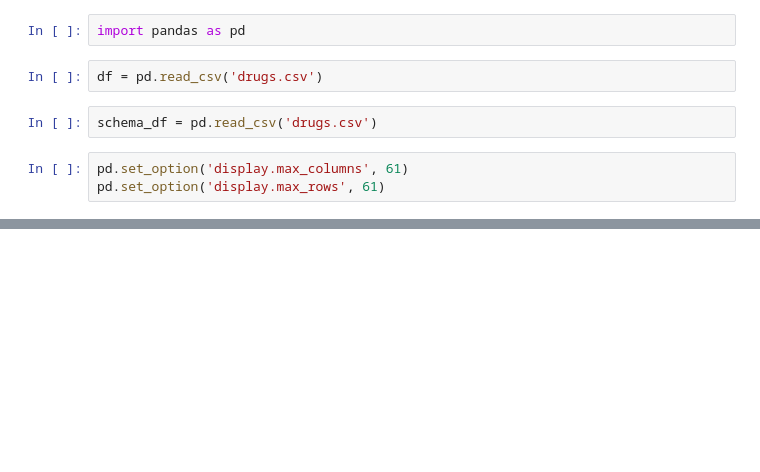
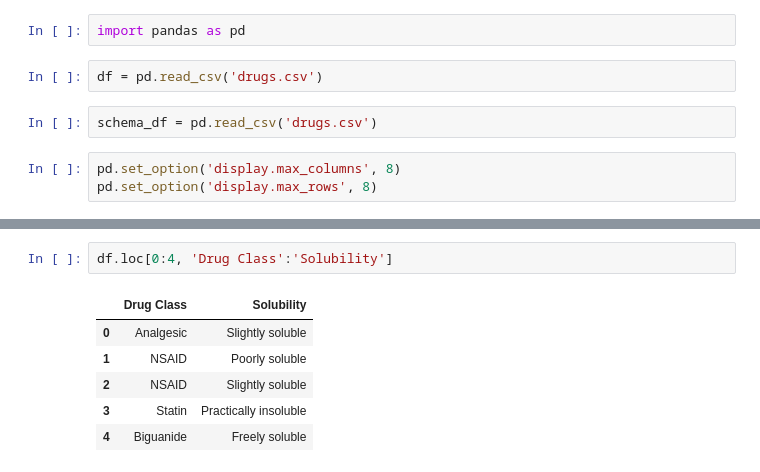
Before and after one commit to sumit2006-aiml/python-sandbox, a Jupyter notebook: tutorial.ipynb, the cells around one changed output, grey strips where cells are left out. Saved outputs shown, nothing was run; the diff lists cells and outputs as text; blank space fills up the shorter version.

```diff
--- a/tutorial.ipynb
+++ b/tutorial.ipynb
@@ -5,8 +5,8 @@ df = pd.read_csv('drugs.csv')
 # %%
 schema_df = pd.read_csv('drugs.csv')
 # %%
-pd.set_option('display.max_columns', 61)
-pd.set_option('display.max_rows', 61)
+pd.set_option('display.max_columns', 8)
+pd.set_option('display.max_rows', 8)
 # %%
 df.head()
 # %% [output]
@@ -38,0 +63,9 @@ schema_df
+# %%
+df.loc[0:4, 'Drug Class':'Solubility']
+# %% [output]
+|  | Drug Class | Solubility |
+| 0 | Analgesic | Slightly soluble |
+| 1 | NSAID | Poorly soluble |
+| 2 | NSAID | Slightly soluble |
+| 3 | Statin | Practically insoluble |
+| 4 | Biguanide | Freely soluble |
```
Also changed, not shown: parts of 3 cells of this notebook.
